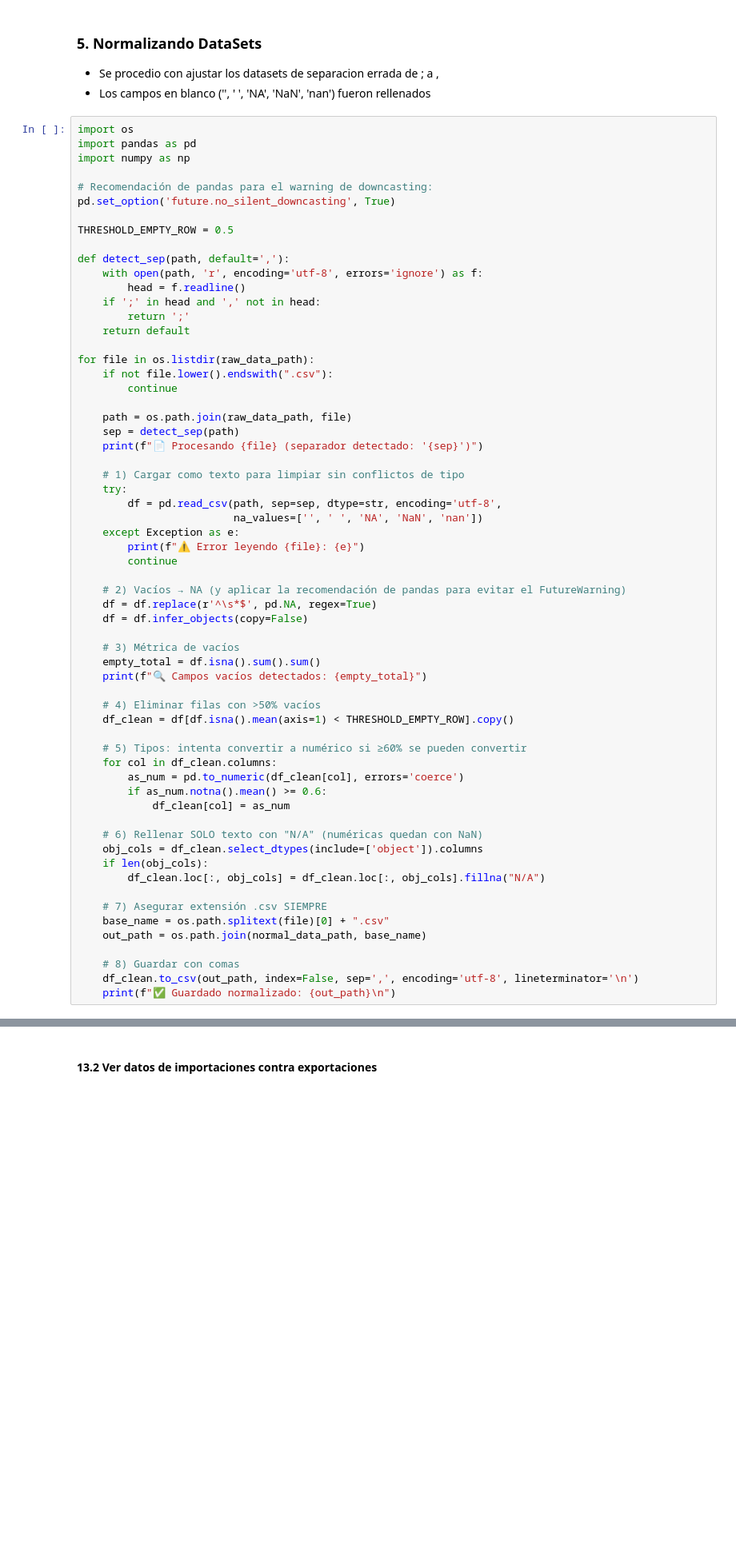
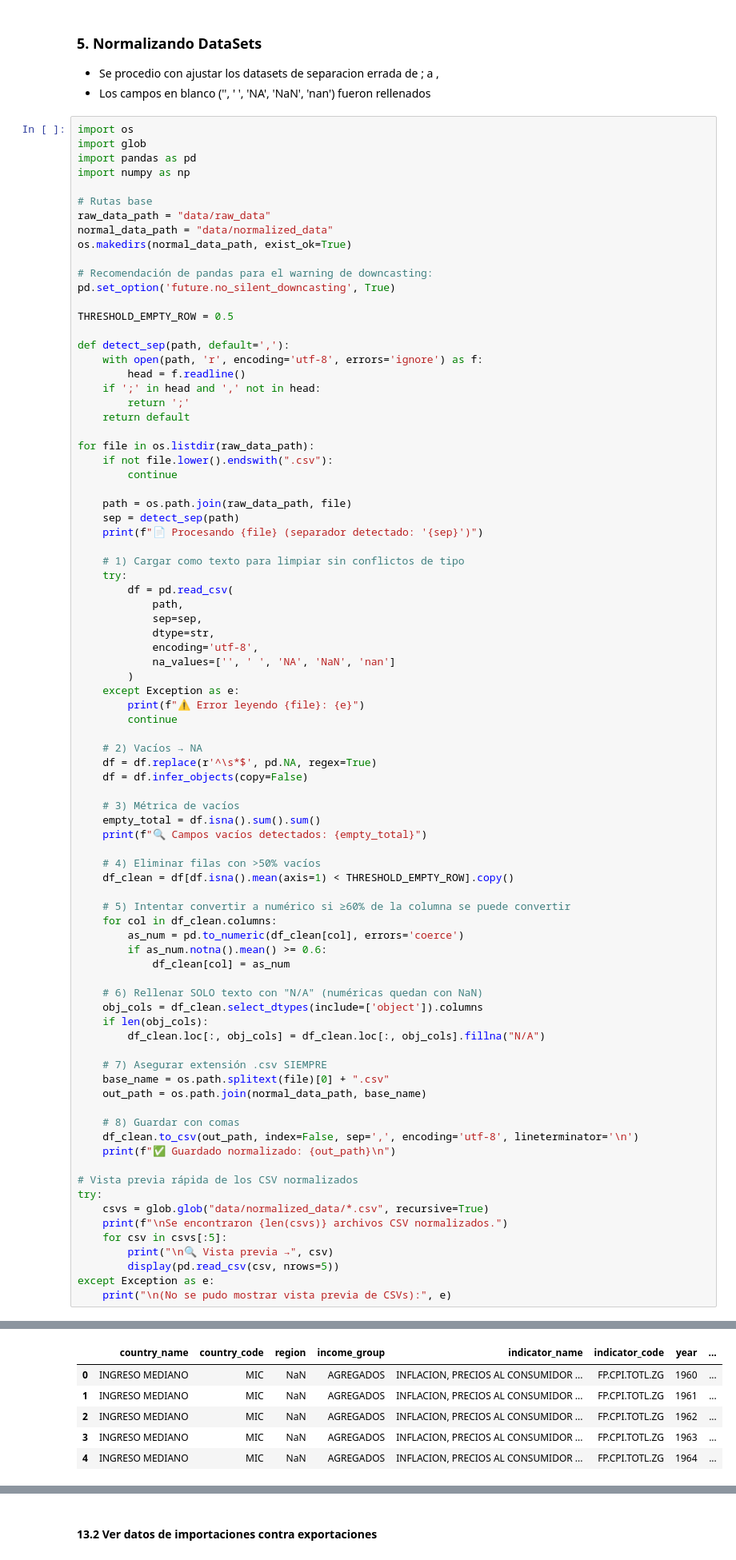
Before and after one commit to JuanesMedCol/integrated5, a Jupyter notebook: run.ipynb, the cells around one changed output, grey strips where cells are left out. Shown at 80% size. Drawn from its saved outputs; the diff is of its cells as text; blank space fills up the shorter version.

```diff
--- a/run.ipynb
+++ b/run.ipynb
@@ -91,8 +90,14 @@ for ds in datasets:
 * Los campos en blanco ('', ' ', 'NA', 'NaN', 'nan') fueron rellenados
 # %%
 import os
+import glob
 import pandas as pd
 import numpy as np
+
+# Rutas base
+raw_data_path = "data/raw_data"
+normal_data_path = "data/normalized_data"
+os.makedirs(normal_data_path, exist_ok=True)
 
 # Recomendación de pandas para el warning de downcasting:
 pd.set_option('future.no_silent_downcasting', True)
@@ -116,13 +121,18 @@ for file in os.listdir(raw_data_path):
 
     # 1) Cargar como texto para limpiar sin conflictos de tipo
     try:
-        df = pd.read_csv(path, sep=sep, dtype=str, encoding='utf-8',
-                         na_values=['', ' ', 'NA', 'NaN', 'nan'])
+        df = pd.read_csv(
+            path,
+            sep=sep,
+            dtype=str,
+            encoding='utf-8',
+            na_values=['', ' ', 'NA', 'NaN', 'nan']
+        )
     except Exception as e:
         print(f"⚠️ Error leyendo {file}: {e}")
         continue
 
-    # 2) Vacíos → NA (y aplicar la recomendación de pandas para evitar el FutureWarning)
+    # 2) Vacíos → NA
     df = df.replace(r'^\s*$', pd.NA, regex=True)
     df = df.infer_objects(copy=False)
 
@@ -133,7 +143,7 @@ for file in os.listdir(raw_data_path):
     # 4) Eliminar filas con >50% vacíos
     df_clean = df[df.isna().mean(axis=1) < THRESHOLD_EMPTY_ROW].copy()
 
-    # 5) Tipos: intenta convertir a numérico si ≥60% se pueden convertir
+    # 5) Intentar convertir a numérico si ≥60% de la columna se puede convertir
     for col in df_clean.columns:
         as_num = pd.to_numeric(df_clean[col], errors='coerce')
         if as_num.notna().mean() >= 0.6:
@@ -151,4 +161,14 @@ for file in os.listdir(raw_data_path):
     # 8) Guardar con comas
     df_clean.to_csv(out_path, index=False, sep=',', encoding='utf-8', lineterminator='\n')
     print(f"✅ Guardado normalizado: {out_path}\n")
+
+# Vista previa rápida de los CSV normalizados
+try:
+    csvs = glob.glob("data/normalized_data/*.csv", recursive=True)
+    print(f"\nSe encontraron {len(csvs)} archivos CSV normalizados.")
+    for csv in csvs[:5]:
+        print("\n🔍 Vista previa →", csv)
+        display(pd.read_csv(csv, nrows=5))
+except Exception as e:
+    print("\n(No se pudo mostrar vista previa de CSVs):", e)
 # %% [output]
@@ -171,0 +192,6 @@ for file in os.listdir(raw_data_path):
+|  | country_name | country_code | region | income_group | indicator_name | indicator_code | year | ... |
+| 0 | INGRESO MEDIANO | MIC | NaN | AGREGADOS | INFLACION, PRECIOS AL CONSUMIDOR ... | FP.CPI.TOTL.ZG | 1960 | ... |
+| 1 | INGRESO MEDIANO | MIC | NaN | AGREGADOS | INFLACION, PRECIOS AL CONSUMIDOR ... | FP.CPI.TOTL.ZG | 1961 | ... |
+| 2 | INGRESO MEDIANO | MIC | NaN | AGREGADOS | INFLACION, PRECIOS AL CONSUMIDOR ... | FP.CPI.TOTL.ZG | 1962 | ... |
+| 3 | INGRESO MEDIANO | MIC | NaN | AGREGADOS | INFLACION, PRECIOS AL CONSUMIDOR ... | FP.CPI.TOTL.ZG | 1963 | ... |
+| 4 | INGRESO MEDIANO | MIC | NaN | AGREGADOS | INFLACION, PRECIOS AL CONSUMIDOR ... | FP.CPI.TOTL.ZG | 1964 | ... |
```
Also changed, not shown: parts of 31 cells of this notebook, 9 other files.
